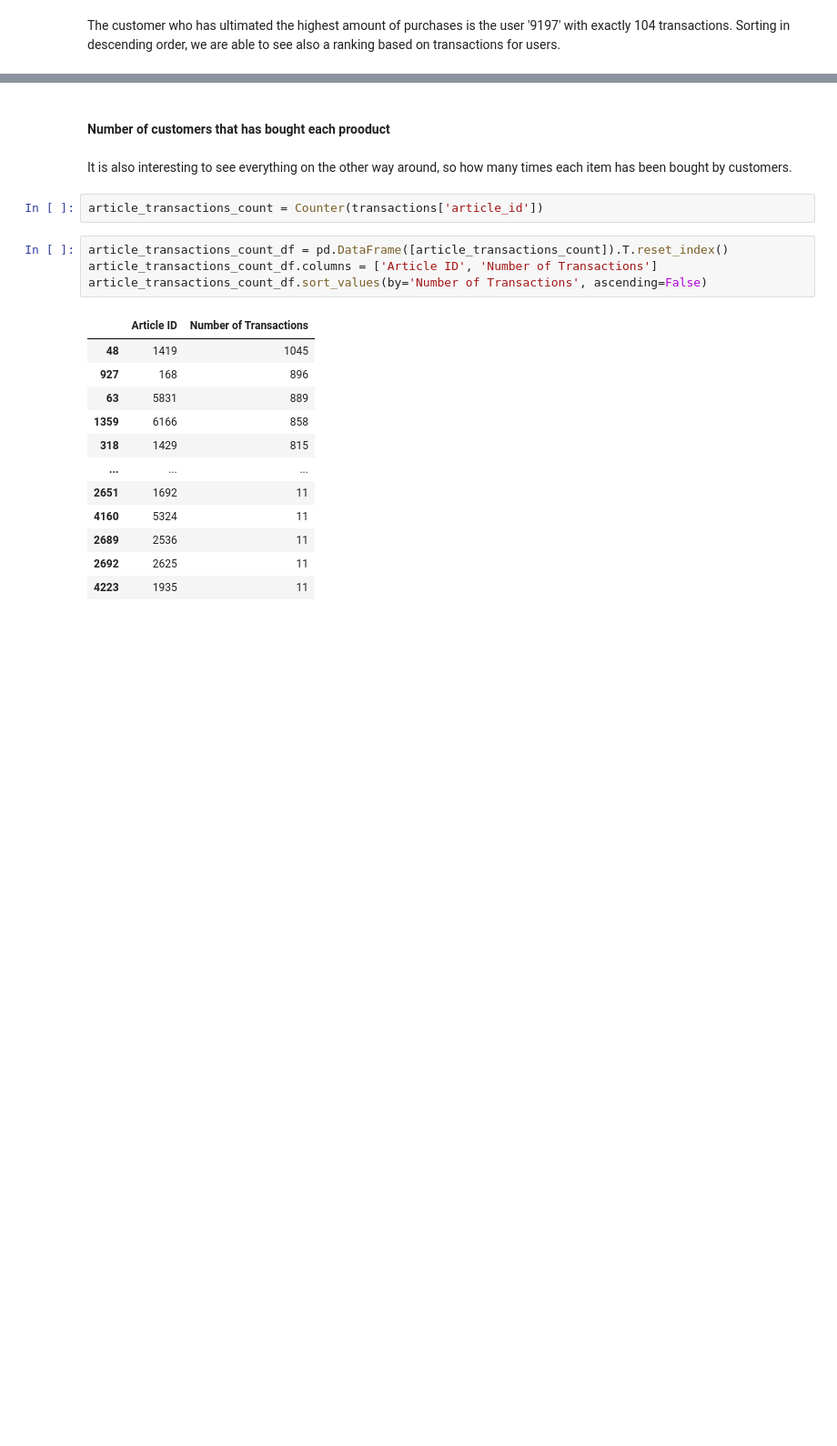
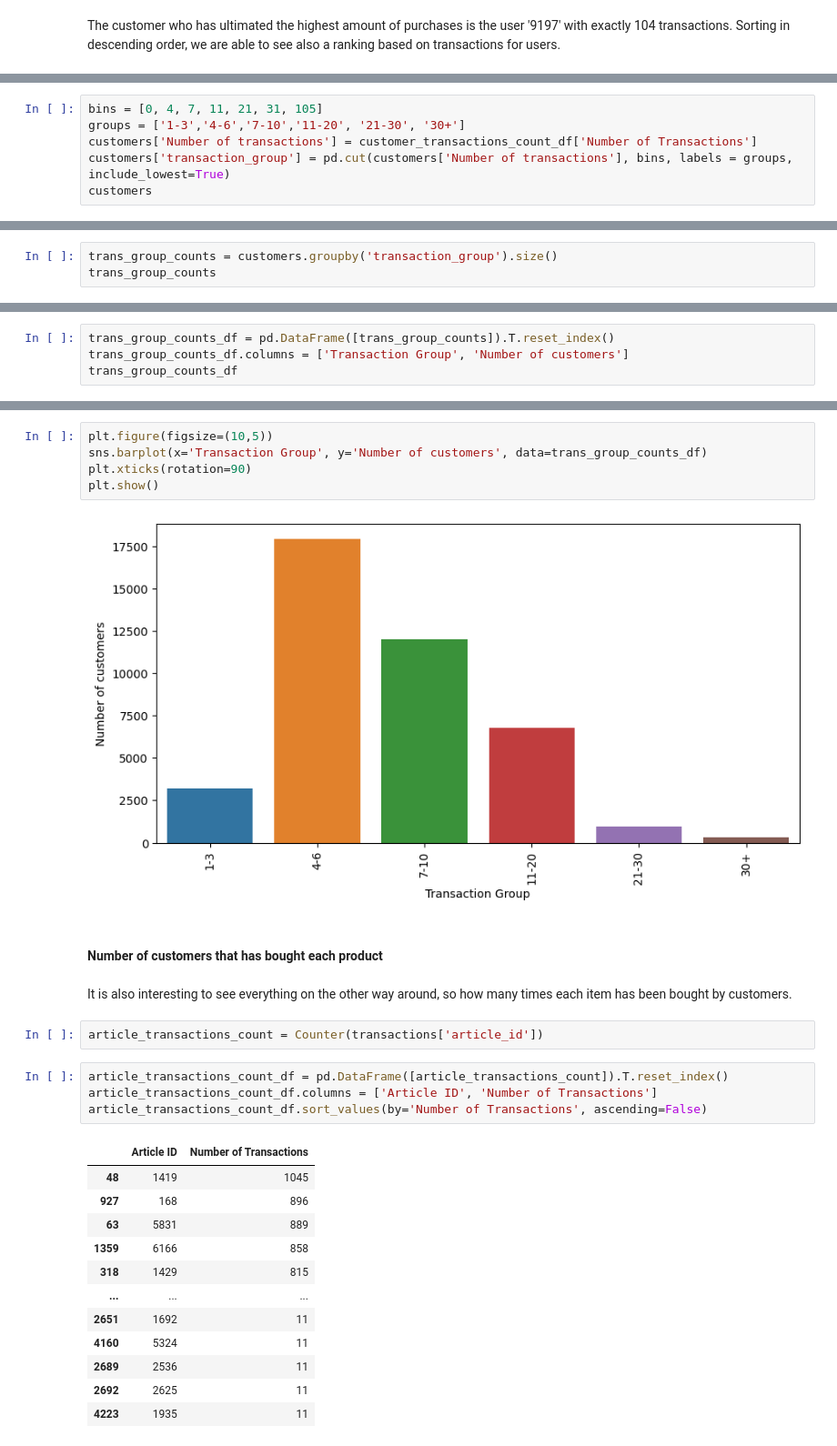
Before and after one commit to alessiabresolin/275601, a Jupyter notebook: project.ipynb, the cells around one changed output, grey strips where cells are left out. Shown at 91% size. Cells and saved outputs as stored; diff of their text form; blank space fills up the shorter version.

```diff
--- a/project.ipynb
+++ b/project.ipynb
@@ -559,0 +588,6 @@ The customer who has ultimated the highest amount of purchases is the user '9197
+# %%
+bins = [0, 4, 7, 11, 21, 31, 105]
+groups = ['1-3','4-6','7-10','11-20', '21-30', '30+']
+customers['Number of transactions'] = customer_transactions_count_df['Number of Transactions']
+customers['transaction_group'] = pd.cut(customers['Number of transactions'], bins, labels = groups, include_lowest=True)
+customers
@@ -559,0 +608,3 @@ The customer who has ultimated the highest amount of purchases is the user '9197
+# %%
+trans_group_counts = customers.groupby('transaction_group').size()
+trans_group_counts
@@ -559,0 +620,4 @@ The customer who has ultimated the highest amount of purchases is the user '9197
+# %%
+trans_group_counts_df = pd.DataFrame([trans_group_counts]).T.reset_index()
+trans_group_counts_df.columns = ['Transaction Group', 'Number of customers']
+trans_group_counts_df
@@ -560,5 +632,12 @@ The customer who has ultimated the highest amount of purchases is the user '9197
+# %%
+plt.figure(figsize=(10,5))
+sns.barplot(x='Transaction Group', y='Number of customers', data=trans_group_counts_df)
+plt.xticks(rotation=90)
+plt.show()
+# %% [output]
+[figure, added]
 # %% [markdown]
-#### Number of customers that has bought each prooduct
+#### Number of customers that has bought each product
 # %% [markdown]
 It is also interesting to see everything on the other way around, so how many times each item has been bought by customers.
 # %%
```
Also changed, not shown: parts of 24 cells of this notebook.
